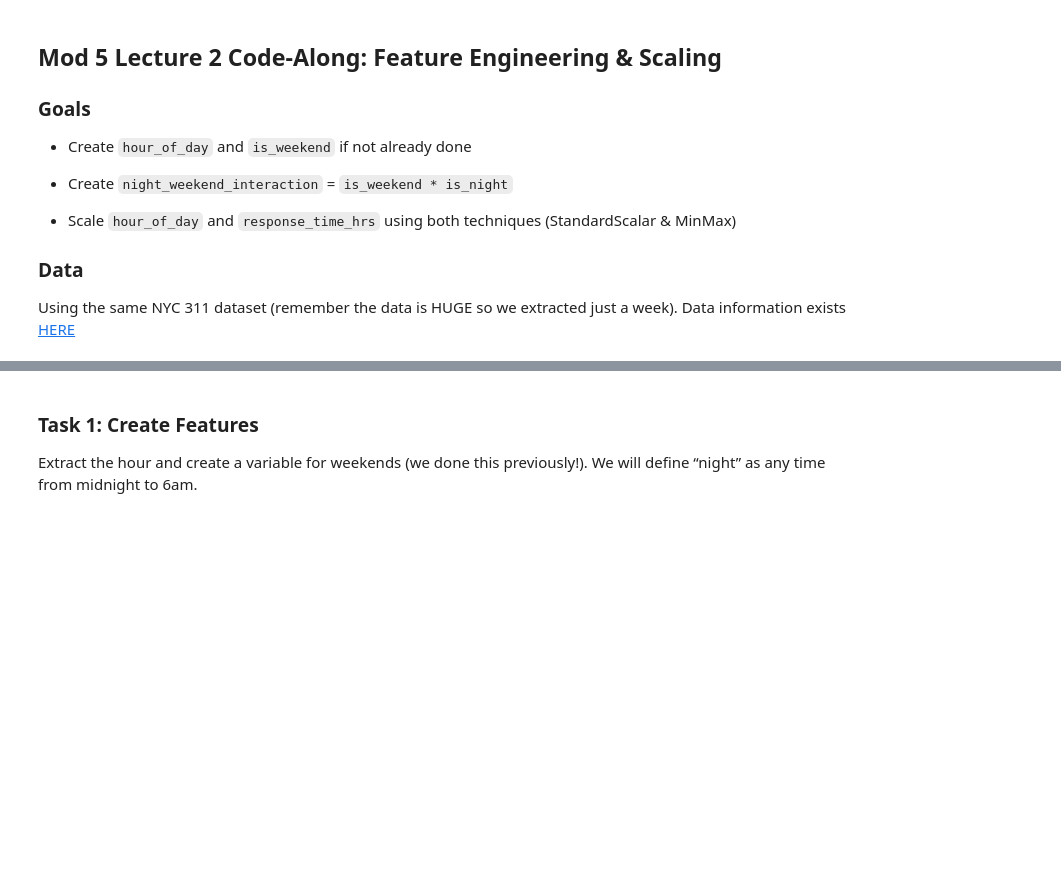
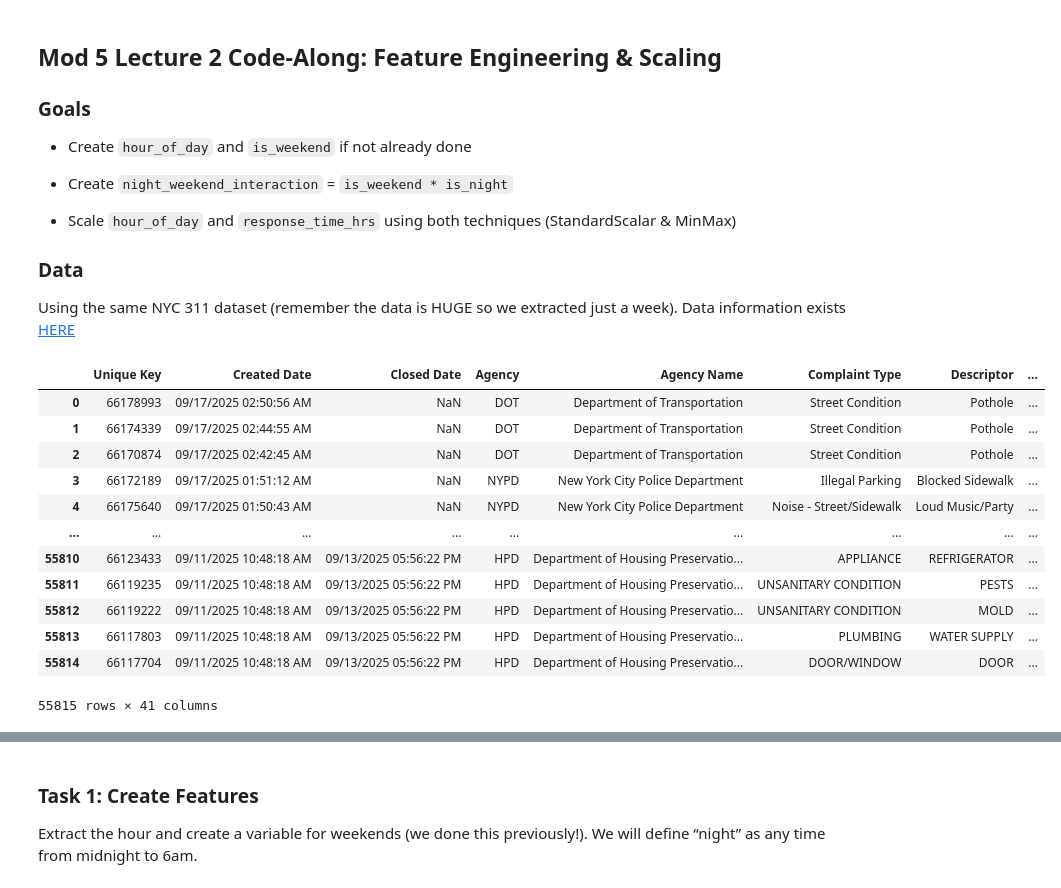
Before and after one commit to ro-the-creator/DA2025_Lectures, a Jupyter notebook: Mod5/CodeAlongs/Mod5L2_CodeAlong_STUDENT.ipynb, the cells around one changed output, grey strips where cells are left out. Cells and saved outputs as stored; diff of their text form; code cells hidden in the pictures; blank space fills up the shorter version.

```diff
--- a/Mod5/CodeAlongs/Mod5L2_CodeAlong_STUDENT.ipynb
+++ b/Mod5/CodeAlongs/Mod5L2_CodeAlong_STUDENT.ipynb
@@ -13,7 +15,22 @@ Using the same NYC 311 dataset (remember the data is HUGE so we extracted just a
 # %%
 # Read in data nyc311.csv
-
-df = None
+path = '/Users/Marcy_Student/Desktop/Marcy-Modules/Mod5/Data-challenge/nyc311.csv'
+df = pd.read_csv(path)
+df
+# %% [output]
+|  | Unique Key | Created Date | Closed Date | Agency | Agency Name | Complaint Type | Descriptor | ... |
+| 0 | 66178993 | 09/17/2025 02:50:56 AM | NaN | DOT | Department of Transportation | Street Condition | Pothole | ... |
+| 1 | 66174339 | 09/17/2025 02:44:55 AM | NaN | DOT | Department of Transportation | Street Condition | Pothole | ... |
+| 2 | 66170874 | 09/17/2025 02:42:45 AM | NaN | DOT | Department of Transportation | Street Condition | Pothole | ... |
+| 3 | 66172189 | 09/17/2025 01:51:12 AM | NaN | NYPD | New York City Police Department | Illegal Parking | Blocked Sidewalk | ... |
+| 4 | 66175640 | 09/17/2025 01:50:43 AM | NaN | NYPD | New York City Police Department | Noise - Street/Sidewalk | Loud Music/Party | ... |
+| ... | ... | ... | ... | ... | ... | ... | ... | ... |
+| 55810 | 66123433 | 09/11/2025 10:48:18 AM | 09/13/2025 05:56:22 PM | HPD | Department of Housing Preservatio... | APPLIANCE | REFRIGERATOR | ... |
+| 55811 | 66119235 | 09/11/2025 10:48:18 AM | 09/13/2025 05:56:22 PM | HPD | Department of Housing Preservatio... | UNSANITARY CONDITION | PESTS | ... |
+| 55812 | 66119222 | 09/11/2025 10:48:18 AM | 09/13/2025 05:56:22 PM | HPD | Department of Housing Preservatio... | UNSANITARY CONDITION | MOLD | ... |
+| 55813 | 66117803 | 09/11/2025 10:48:18 AM | 09/13/2025 05:56:22 PM | HPD | Department of Housing Preservatio... | PLUMBING | WATER SUPPLY | ... |
+| 55814 | 66117704 | 09/11/2025 10:48:18 AM | 09/13/2025 05:56:22 PM | HPD | Department of Housing Preservatio... | DOOR/WINDOW | DOOR | ... |
+55815 rows × 41 columns
 # %%
 #Run this cell without changes!  You've done this in the previous Data Challenge
 
```
Also changed, not shown: parts of 9 cells of this notebook, 6 other files.
